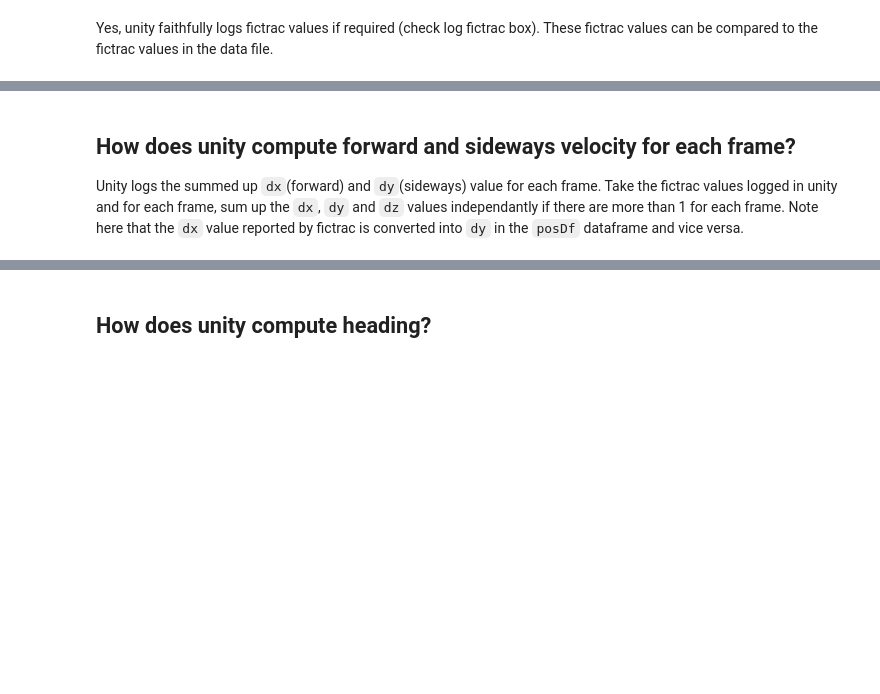
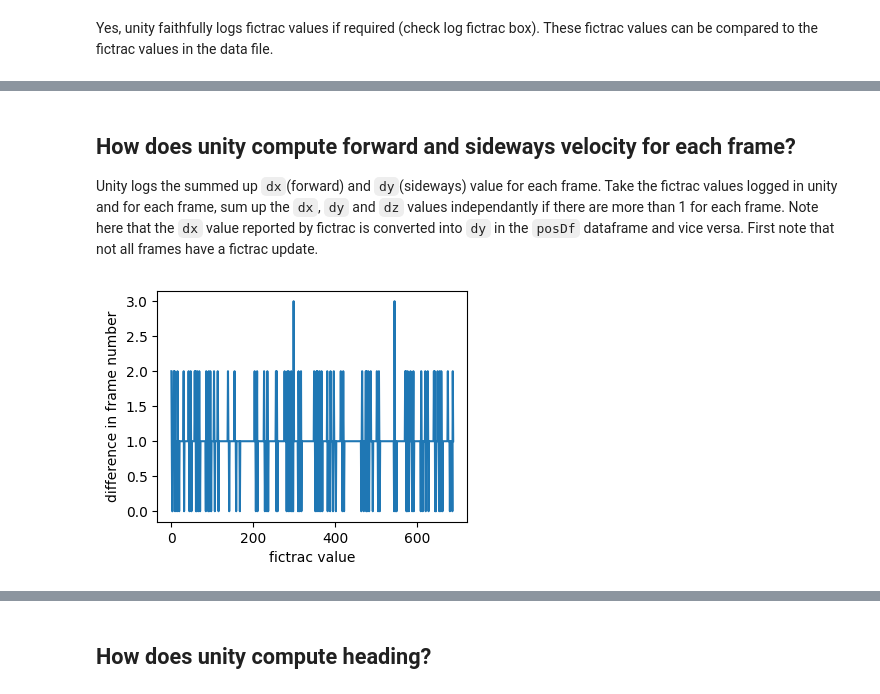
Before and after one commit to AishaHamid201/unityvr_SC, a Jupyter notebook: unityvr/scripts/unityFictracIntegrationTest.ipynb, the cells around one changed output, grey strips where cells are left out. Drawn from its saved outputs; the diff is of its cells as text; code cells hidden in the pictures; blank space fills up the shorter version.

```diff
--- a/unityvr/scripts/unityFictracIntegrationTest.ipynb
+++ b/unityvr/scripts/unityFictracIntegrationTest.ipynb
@@ -225,7 +286,14 @@ for d, dim_str in enumerate(['dx', 'dy', 'dz']):
 # %% [markdown]
 ## How does unity compute forward and sideways velocity for each frame?
 
-Unity logs the summed up `dx`(forward) and `dy`(sideways) value for each frame. Take the fictrac values logged in unity and for each frame, sum up the `dx`, `dy` and `dz` values independantly if there are more than 1 for each frame. Note here that the `dx` value reported by fictrac is converted into `dy` in the `posDf` dataframe and vice versa.
+Unity logs the summed up `dx`(forward) and `dy`(sideways) value for each frame. Take the fictrac values logged in unity and for each frame, sum up the `dx`, `dy` and `dz` values independantly if there are more than 1 for each frame. Note here that the `dx` value reported by fictrac is converted into `dy` in the `posDf` dataframe and vice versa. First note that not all frames have a fictrac update.
+# %%
+plt.figure(figsize = (4,3))
+plt.plot(np.diff(unityDf['frame']))
+plt.xlabel('fictrac value')
+plt.ylabel('difference in frame number');
+# %% [output]
+[figure, added]
 # %%
 sumFtDf = unityDf.copy().groupby('frame')[['dx_fictrac', 'dy_fictrac', 'dz_fictrac']].sum().reset_index()
 allFrameDf = pd.merge(sumFtDf, pd.DataFrame(np.arange(sumFtDf['frame'].values.min(), sumFtDf['frame'].values.max()+1), columns = ['frame']), how = 'right', on = 'frame').fillna(0.0)
```
Also changed, not shown: parts of 16 cells of this notebook.
